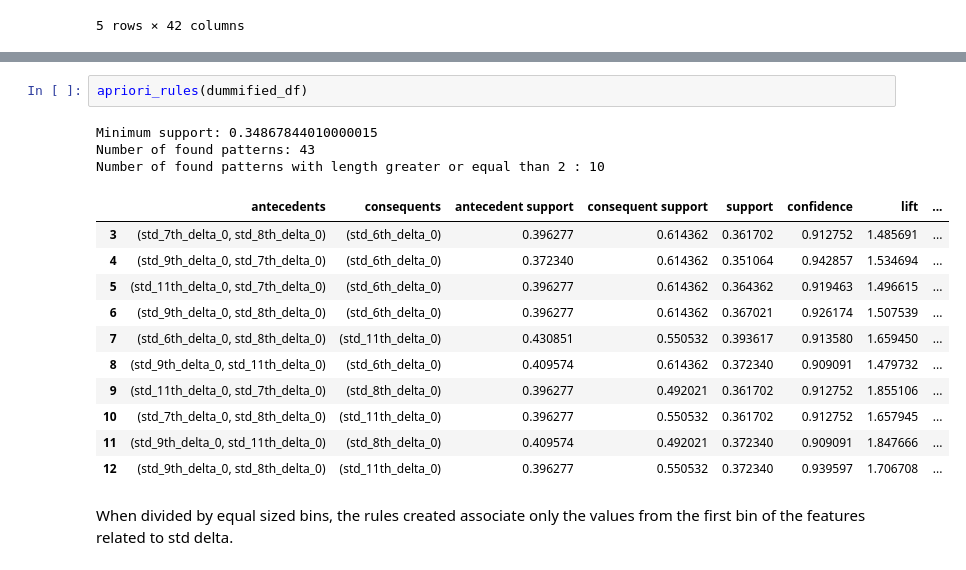
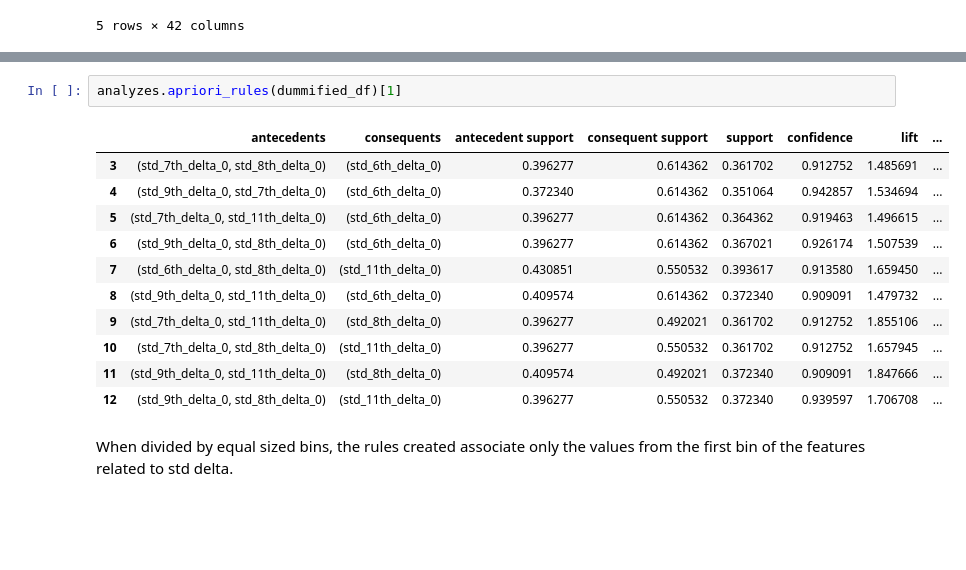
Before and after one commit to RenanNunes/Data_Science_Project_IST, a Jupyter notebook: parkinson_diasease/06_Pattern_Mining.ipynb, the cells around one changed output, grey strips where cells are left out. Cells and saved outputs as stored; diff of their text form; blank space fills up the shorter version.

```diff
--- a/parkinson_diasease/06_Pattern_Mining.ipynb
+++ b/parkinson_diasease/06_Pattern_Mining.ipynb
@@ -156,19 +167,16 @@ def apriori_rules(dummified_df, minpaterns=10, minconf=0.9, minlengthrule=2, min
-# %%
-apriori_rules(dummified_df)
-# %% [output]
-Minimum support: 0.34867844010000015
-Number of found patterns: 43
-Number of found patterns with length greater or equal than 2 : 10
-|  | antecedents | consequents | antecedent support | consequent support | support | confidence | lift | ... |
-| 3 | (std_7th_delta_0, std_8th_delta_0) | (std_6th_delta_0) | 0.396277 | 0.614362 | 0.361702 | 0.912752 | 1.485691 | ... |
-| 4 | (std_9th_delta_0, std_7th_delta_0) | (std_6th_delta_0) | 0.372340 | 0.614362 | 0.351064 | 0.942857 | 1.534694 | ... |
-| 5 | (std_11th_delta_0, std_7th_delta_0) | (std_6th_delta_0) | 0.396277 | 0.614362 | 0.364362 | 0.919463 | 1.496615 | ... |
-| 6 | (std_9th_delta_0, std_8th_delta_0) | (std_6th_delta_0) | 0.396277 | 0.614362 | 0.367021 | 0.926174 | 1.507539 | ... |
-| 7 | (std_6th_delta_0, std_8th_delta_0) | (std_11th_delta_0) | 0.430851 | 0.550532 | 0.393617 | 0.913580 | 1.659450 | ... |
-| 8 | (std_9th_delta_0, std_11th_delta_0) | (std_6th_delta_0) | 0.409574 | 0.614362 | 0.372340 | 0.909091 | 1.479732 | ... |
-| 9 | (std_11th_delta_0, std_7th_delta_0) | (std_8th_delta_0) | 0.396277 | 0.492021 | 0.361702 | 0.912752 | 1.855106 | ... |
-| 10 | (std_7th_delta_0, std_8th_delta_0) | (std_11th_delta_0) | 0.396277 | 0.550532 | 0.361702 | 0.912752 | 1.657945 | ... |
-| 11 | (std_9th_delta_0, std_11th_delta_0) | (std_8th_delta_0) | 0.409574 | 0.492021 | 0.372340 | 0.909091 | 1.847666 | ... |
-| 12 | (std_9th_delta_0, std_8th_delta_0) | (std_11th_delta_0) | 0.396277 | 0.550532 | 0.372340 | 0.939597 | 1.706708 | ... |
+# %%
+analyzes.apriori_rules(dummified_df)[1]
+# %% [output]
+|  | antecedents | consequents | antecedent support | consequent support | support | confidence | lift | ... |
+| 3 | (std_7th_delta_0, std_8th_delta_0) | (std_6th_delta_0) | 0.396277 | 0.614362 | 0.361702 | 0.912752 | 1.485691 | ... |
+| 4 | (std_9th_delta_0, std_7th_delta_0) | (std_6th_delta_0) | 0.372340 | 0.614362 | 0.351064 | 0.942857 | 1.534694 | ... |
+| 5 | (std_7th_delta_0, std_11th_delta_0) | (std_6th_delta_0) | 0.396277 | 0.614362 | 0.364362 | 0.919463 | 1.496615 | ... |
+| 6 | (std_9th_delta_0, std_8th_delta_0) | (std_6th_delta_0) | 0.396277 | 0.614362 | 0.367021 | 0.926174 | 1.507539 | ... |
+| 7 | (std_6th_delta_0, std_8th_delta_0) | (std_11th_delta_0) | 0.430851 | 0.550532 | 0.393617 | 0.913580 | 1.659450 | ... |
+| 8 | (std_9th_delta_0, std_11th_delta_0) | (std_6th_delta_0) | 0.409574 | 0.614362 | 0.372340 | 0.909091 | 1.479732 | ... |
+| 9 | (std_7th_delta_0, std_11th_delta_0) | (std_8th_delta_0) | 0.396277 | 0.492021 | 0.361702 | 0.912752 | 1.855106 | ... |
+| 10 | (std_7th_delta_0, std_8th_delta_0) | (std_11th_delta_0) | 0.396277 | 0.550532 | 0.361702 | 0.912752 | 1.657945 | ... |
+| 11 | (std_9th_delta_0, std_11th_delta_0) | (std_8th_delta_0) | 0.409574 | 0.492021 | 0.372340 | 0.909091 | 1.847666 | ... |
+| 12 | (std_9th_delta_0, std_8th_delta_0) | (std_11th_delta_0) | 0.396277 | 0.550532 | 0.372340 | 0.939597 | 1.706708 | ... |
 # %% [markdown]
 When divided by equal sized bins, the rules created associate only the values from the first bin of the features related to std delta.
```
Also changed, not shown: parts of 12 cells of this notebook, 2 other files.
